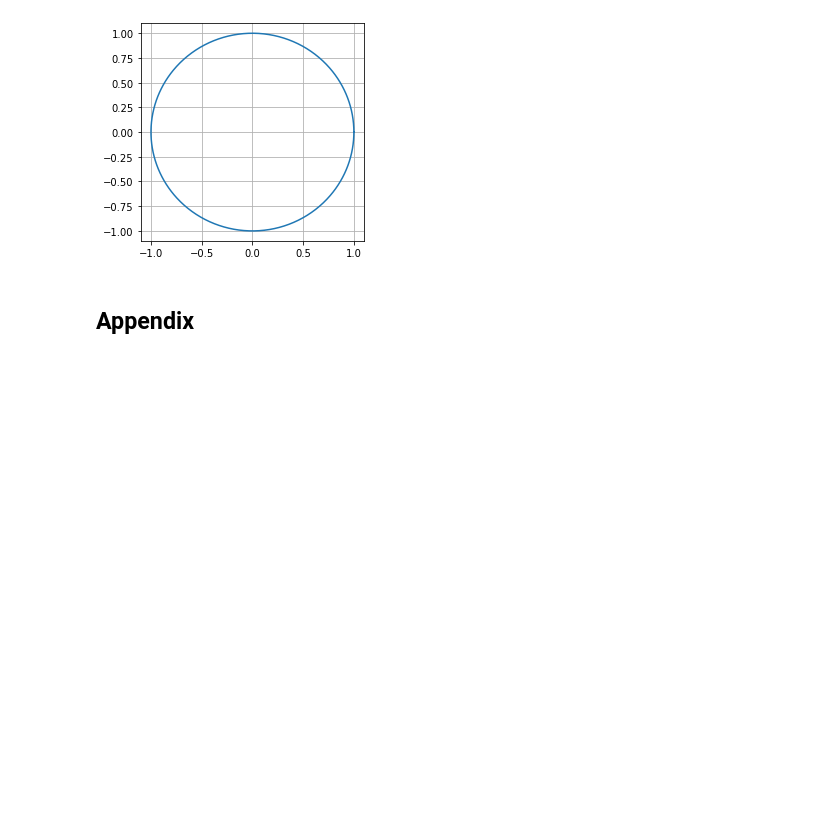
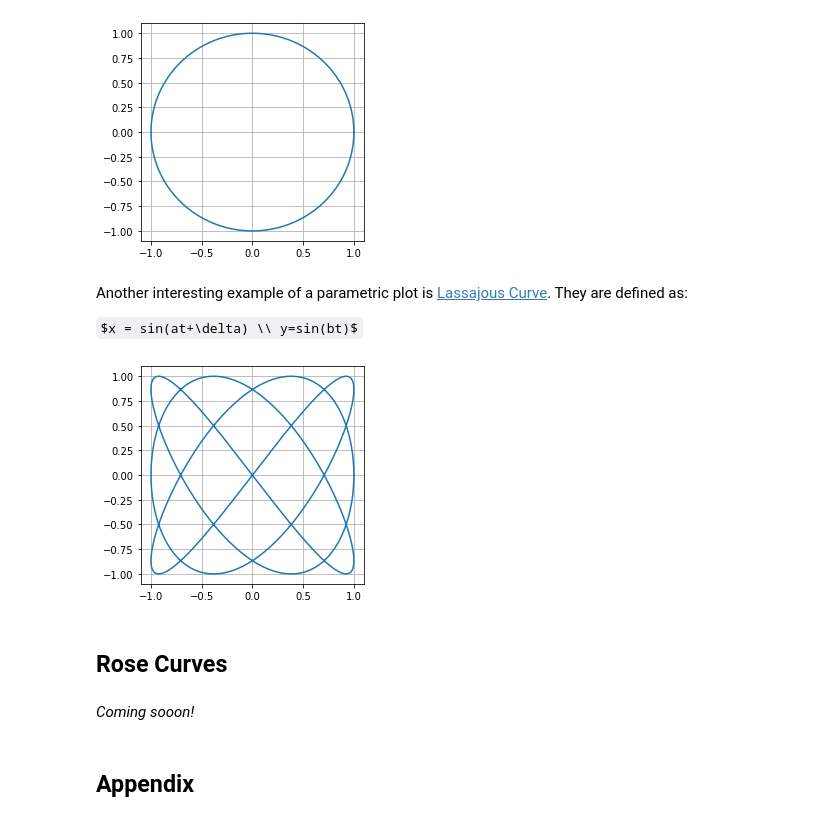
Before and after one commit to anandology/notebooks, a Jupyter notebook: notebooks/parametric-equations-and-rose-curves.ipynb, the cells around one changed output. Saved outputs shown, nothing was run; the diff lists cells and outputs as text; code cells hidden in the pictures; some formulas as TeX source; blank space fills up the shorter version.

Commit message:
Updated rose curves notebook

```diff
--- a/notebooks/parametric-equations-and-rose-curves.ipynb
+++ b/notebooks/parametric-equations-and-rose-curves.ipynb
@@ -57,6 +57,31 @@ plt.plot(x, y)
 plt.grid()
 # %% [output]
 [figure]
+# %% [markdown]
+Another interesting example of a parametric plot is [Lassajous Curve][1]. They are defined as:
+
+$x = sin(at+\delta) \\ y=sin(bt)$
+
+
+[1]: https://en.wikipedia.org/wiki/Lissajous_curve
+# %%
+delta = np.pi/2
+a = 3
+b = 4
+
+t = np.linspace(0, 2*np.pi, 1000)
+x = np.sin(a*t + delta)
+y = np.sin(b*t)
+
+plt.figure(figsize=(4, 4))
+plt.plot(x, y)
+plt.grid()
+# %% [output]
+[figure, added]
+# %% [markdown]
+## Rose Curves
+# %% [markdown]
+_Coming sooon!_
 # %% [markdown]
 ## Appendix
 # %% [markdown]
```
